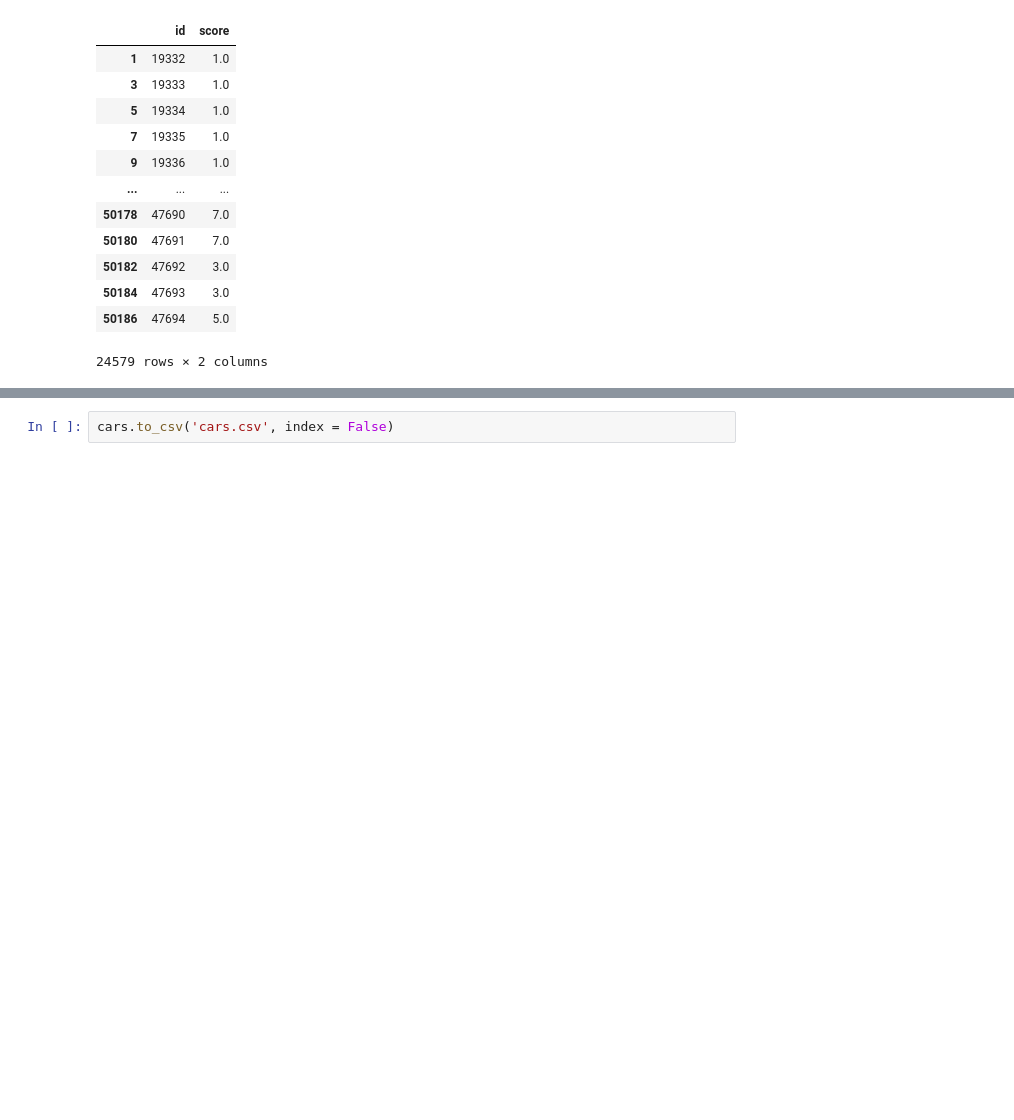
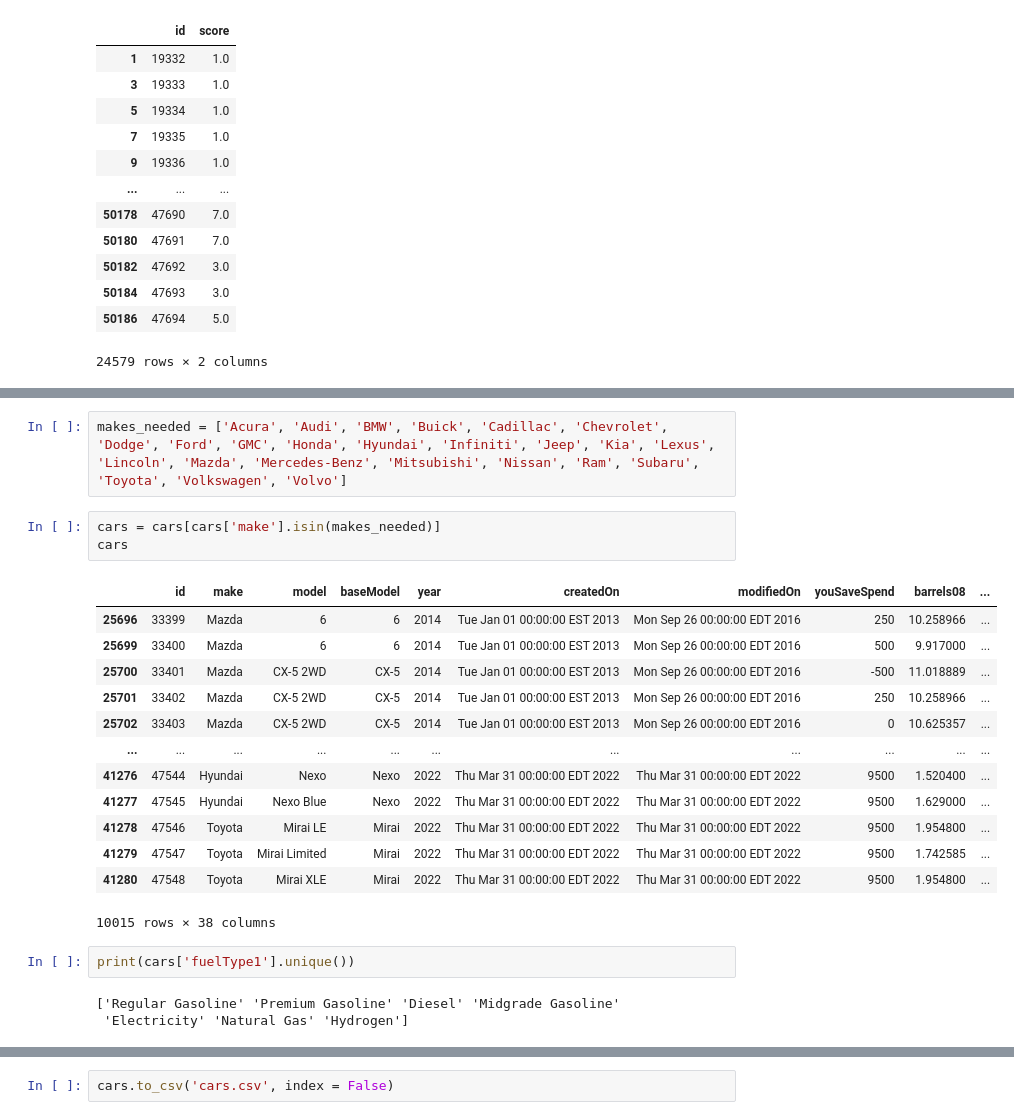
Before and after one commit to Berat-rex/Cars_Capstone, a Jupyter notebook: notebook/capstone_notebook.ipynb, the cells around one changed output, grey strips where cells are left out. Drawn from its saved outputs; the diff is of its cells as text; blank space fills up the shorter version.

```diff
--- a/notebook/capstone_notebook.ipynb
+++ b/notebook/capstone_notebook.ipynb
@@ -375,0 +625,24 @@ cars
+# %%
+makes_needed = ['Acura', 'Audi', 'BMW', 'Buick', 'Cadillac', 'Chevrolet', 'Dodge', 'Ford', 'GMC', 'Honda', 'Hyundai', 'Infiniti', 'Jeep', 'Kia', 'Lexus', 'Lincoln', 'Mazda', 'Mercedes-Benz', 'Mitsubishi', 'Nissan', 'Ram', 'Subaru', 'Toyota', 'Volkswagen', 'Volvo']
+# %%
+cars = cars[cars['make'].isin(makes_needed)]
+cars
+# %% [output]
+|  | id | make | model | baseModel | year | createdOn | modifiedOn | youSaveSpend | barrels08 | ... |
+| 25696 | 33399 | Mazda | 6 | 6 | 2014 | Tue Jan 01 00:00:00 EST 2013 | Mon Sep 26 00:00:00 EDT 2016 | 250 | 10.258966 | ... |
+| 25699 | 33400 | Mazda | 6 | 6 | 2014 | Tue Jan 01 00:00:00 EST 2013 | Mon Sep 26 00:00:00 EDT 2016 | 500 | 9.917000 | ... |
+| 25700 | 33401 | Mazda | CX-5 2WD | CX-5 | 2014 | Tue Jan 01 00:00:00 EST 2013 | Mon Sep 26 00:00:00 EDT 2016 | -500 | 11.018889 | ... |
+| 25701 | 33402 | Mazda | CX-5 2WD | CX-5 | 2014 | Tue Jan 01 00:00:00 EST 2013 | Mon Sep 26 00:00:00 EDT 2016 | 250 | 10.258966 | ... |
+| 25702 | 33403 | Mazda | CX-5 2WD | CX-5 | 2014 | Tue Jan 01 00:00:00 EST 2013 | Mon Sep 26 00:00:00 EDT 2016 | 0 | 10.625357 | ... |
+| ... | ... | ... | ... | ... | ... | ... | ... | ... | ... | ... |
+| 41276 | 47544 | Hyundai | Nexo | Nexo | 2022 | Thu Mar 31 00:00:00 EDT 2022 | Thu Mar 31 00:00:00 EDT 2022 | 9500 | 1.520400 | ... |
+| 41277 | 47545 | Hyundai | Nexo Blue | Nexo | 2022 | Thu Mar 31 00:00:00 EDT 2022 | Thu Mar 31 00:00:00 EDT 2022 | 9500 | 1.629000 | ... |
+| 41278 | 47546 | Toyota | Mirai LE | Mirai | 2022 | Thu Mar 31 00:00:00 EDT 2022 | Thu Mar 31 00:00:00 EDT 2022 | 9500 | 1.954800 | ... |
+| 41279 | 47547 | Toyota | Mirai Limited | Mirai | 2022 | Thu Mar 31 00:00:00 EDT 2022 | Thu Mar 31 00:00:00 EDT 2022 | 9500 | 1.742585 | ... |
+| 41280 | 47548 | Toyota | Mirai XLE | Mirai | 2022 | Thu Mar 31 00:00:00 EDT 2022 | Thu Mar 31 00:00:00 EDT 2022 | 9500 | 1.954800 | ... |
+10015 rows × 38 columns
+# %%
+print(cars['fuelType1'].unique())
+# %% [output]
+['Regular Gasoline' 'Premium Gasoline' 'Diesel' 'Midgrade Gasoline'
+ 'Electricity' 'Natural Gas' 'Hydrogen']
```
Also changed, not shown: parts of 37 cells of this notebook.
